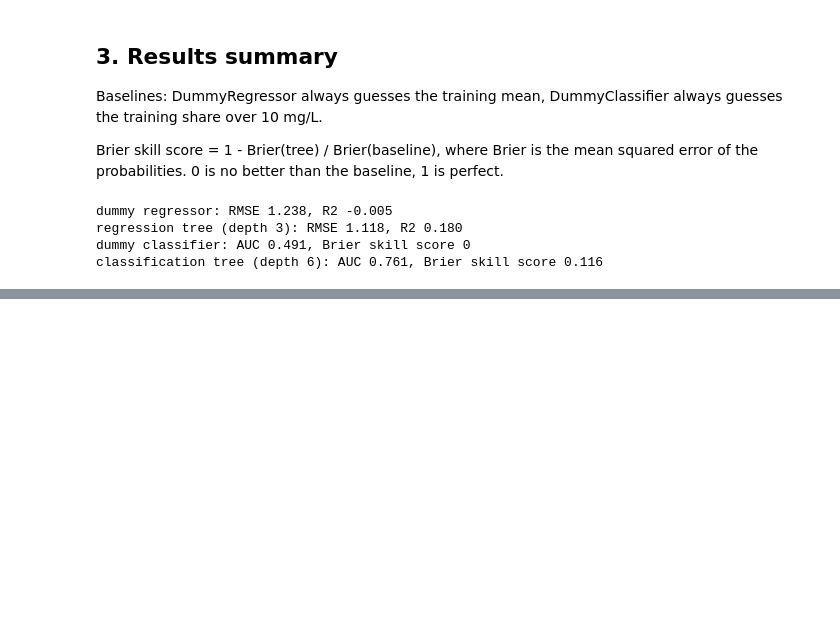
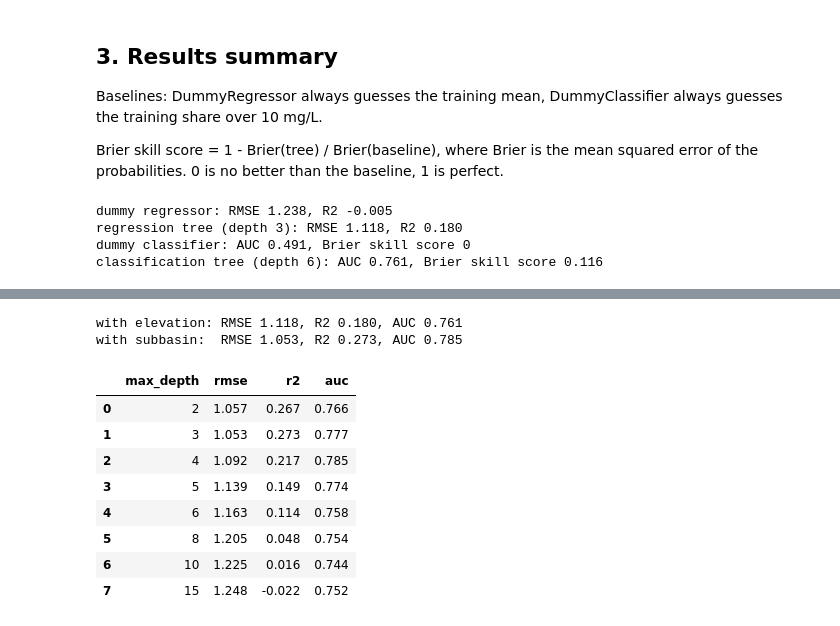
Before and after one commit to Erdos-Projects/fall-2026-infrastructure-placement, a Jupyter notebook: notebooks/models/decision_tree.ipynb, the cells around one changed output, grey strips where cells are left out. Drawn from its saved outputs; the diff is of its cells as text; code cells hidden in the pictures; blank space fills up the shorter version.

```diff
--- a/notebooks/models/decision_tree.ipynb
+++ b/notebooks/models/decision_tree.ipynb
@@ -193,0 +201,12 @@ classification tree (depth 6): AUC 0.761, Brier skill score 0.116
+# %%
+# which subbasin each well is in, wells in the hills outside the basin get "Outside Basin"
+basins = gpd.read_file("salinas_valley_subbasins.geojson")
+points = gpd.points_from_xy(train_val["gm_longitude"], train_val["gm_latitude"])
+wells = gpd.GeoDataFrame(train_val[["gm_well_id"]], geometry=points, crs=4326)
+wells = gpd.sjoin(wells, basins[["Basin_Subbasin_Name", "geometry"]], how="left", predicate="within")
+
+train_val["subbasin"] = wells["Basin_Subbasin_Name"].str.replace("SALINAS VALLEY - ", "").fillna("OUTSIDE BASIN").str.title()
+
+by_subbasin = train_val.groupby("subbasin")["over_10"].agg(["size", "mean"]).sort_values("mean")
+by_subbasin.columns = ["samples", "share over 10"]
+by_subbasin.round(2)
@@ -193,0 +224,39 @@ classification tree (depth 6): AUC 0.761, Brier skill score 0.116
+# %%
+# one 0/1 column per subbasin, and no elevation
+subbasin_cols = pd.get_dummies(train_val["subbasin"], prefix="sub", dtype=int)
+x_sub = pd.concat([x_tv.drop(columns="elevation_m"), subbasin_cols], axis=1)
+
+search_sub = []
+for depth in depths:
+    pred = np.zeros(len(train_val))
+    prob = np.zeros(len(train_val))
+    for train, test in splits.iter_folds(folds):
+        reg = DecisionTreeRegressor(max_depth=depth, min_samples_leaf=20, random_state=0)
+        reg.fit(x_sub[train], y_tv[train])
+        pred[test] = reg.predict(x_sub[test])
+
+        clf = DecisionTreeClassifier(max_depth=depth, min_samples_leaf=20, random_state=0)
+        clf.fit(x_sub[train], over_tv[train])
+        prob[test] = clf.predict_proba(x_sub[test])[:, 1]
+    search_sub.append({"max_depth": depth, "rmse": root_mean_squared_error(y_tv, pred), "r2": r2_score(y_tv, pred), "auc": roc_auc_score(over_tv, prob)})
+
+search_sub = pd.DataFrame(search_sub)
+best_reg_sub = search_sub.loc[search_sub["rmse"].idxmin()]
+best_clf_sub = search_sub.loc[search_sub["auc"].idxmax()]
+best_depth_sub = int(best_clf_sub["max_depth"])
+
+print(f"with elevation: RMSE {best_reg['rmse']:.3f}, R2 {best_reg['r2']:.3f}, AUC {best_clf['auc']:.3f}")
+print(f"with subbasin:  RMSE {best_reg_sub['rmse']:.3f}, R2 {best_reg_sub['r2']:.3f}, AUC {best_clf_sub['auc']:.3f}")
+search_sub.round(3)
+# %% [output]
+with elevation: RMSE 1.118, R2 0.180, AUC 0.761
+with subbasin:  RMSE 1.053, R2 0.273, AUC 0.785
+|  | max_depth | rmse | r2 | auc |
+| 0 | 2 | 1.057 | 0.267 | 0.766 |
+| 1 | 3 | 1.053 | 0.273 | 0.777 |
+| 2 | 4 | 1.092 | 0.217 | 0.785 |
+| 3 | 5 | 1.139 | 0.149 | 0.774 |
+| 4 | 6 | 1.163 | 0.114 | 0.758 |
+| 5 | 8 | 1.205 | 0.048 | 0.754 |
+| 6 | 10 | 1.225 | 0.016 | 0.744 |
+| 7 | 15 | 1.248 | -0.022 | 0.752 |
```
Also changed, not shown: parts of 6 cells of this notebook, 1 other file.
